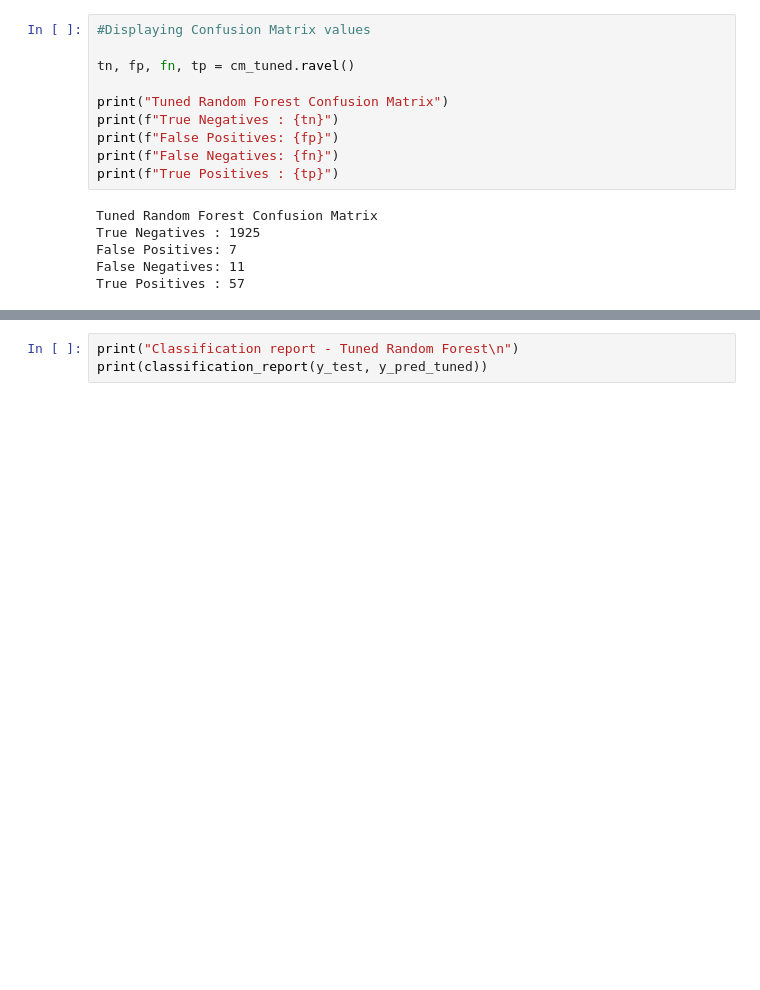
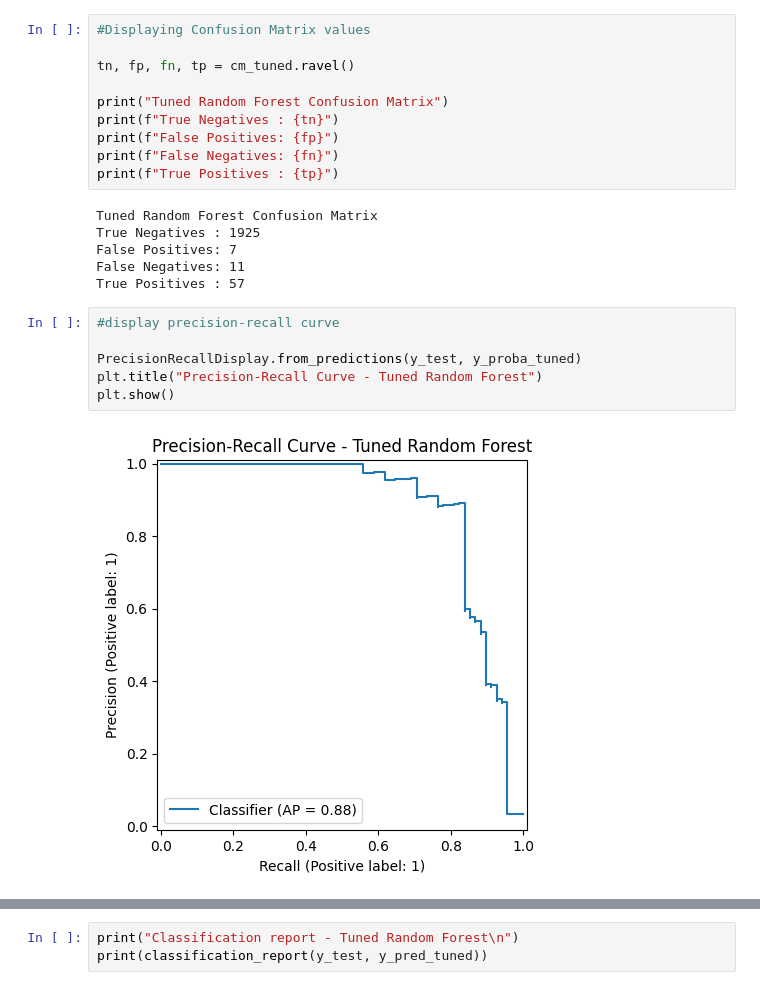
Before and after one commit to Tavocado-S/predictive_maintenance, a Jupyter notebook: notebooks/04_hyperparameter_tuning_random_forest.ipynb, the cells around one changed output, grey strips where cells are left out. Drawn from its saved outputs; the diff is of its cells as text; blank space fills up the shorter version.

```diff
--- a/notebooks/04_hyperparameter_tuning_random_forest.ipynb
+++ b/notebooks/04_hyperparameter_tuning_random_forest.ipynb
@@ -224,3 +230,11 @@ True Negatives : 1925
 False Positives: 7
 False Negatives: 11
 True Positives : 57
+# %%
+#display precision-recall curve
+
+PrecisionRecallDisplay.from_predictions(y_test, y_proba_tuned)
+plt.title("Precision-Recall Curve - Tuned Random Forest")
+plt.show()
+# %% [output]
+[figure, added]
```
Also changed, not shown: parts of 5 cells of this notebook, 6 other files.
